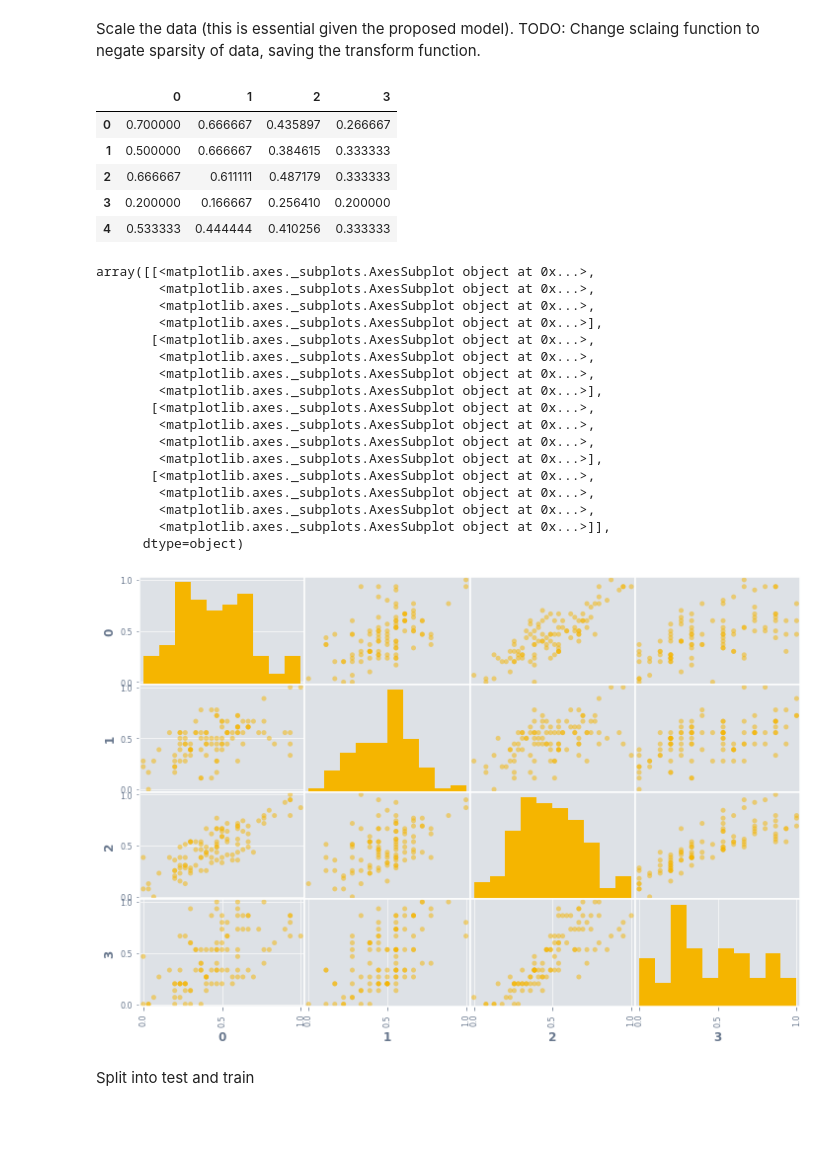
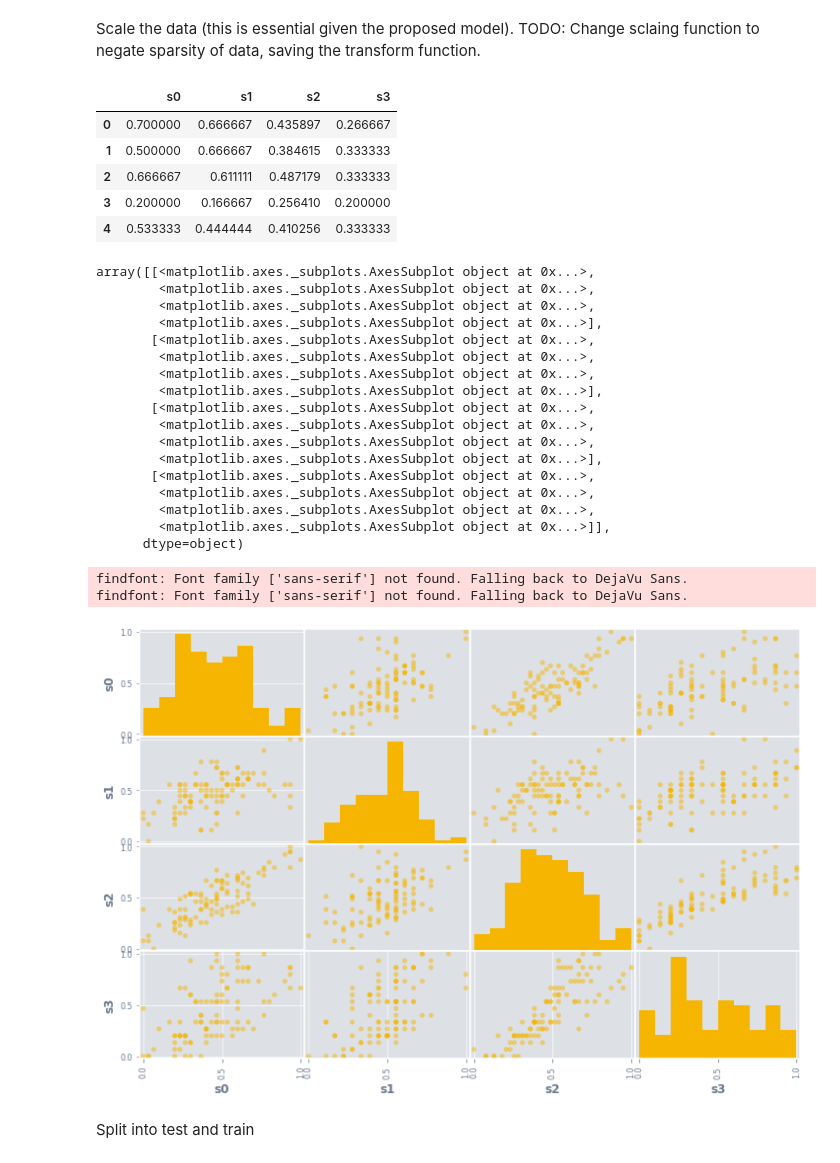
Before and after one commit to Ekrekr/ldr, a Jupyter notebook: introduction.ipynb, the cells around one changed output. Cells and saved outputs as stored; diff of their text form; code cells hidden in the pictures; blank space fills up the shorter version.

```diff
--- a/introduction.ipynb
+++ b/introduction.ipynb
@@ -50,9 +52,10 @@ TODO: Change sclaing function to negate sparsity of data, saving the transform f
 # %%
 df = df.select_dtypes(include=np.number)
 scaled = pd.DataFrame(MinMaxScaler().fit_transform(df))
+scaled.columns = df.columns
 scaled.head()
 # %% [output]
-|  | 0 | 1 | 2 | 3 |
+|  | s0 | s1 | s2 | s3 |
 | 0 | 0.700000 | 0.666667 | 0.435897 | 0.266667 |
 | 1 | 0.500000 | 0.666667 | 0.384615 | 0.333333 |
 | 2 | 0.666667 | 0.611111 | 0.487179 | 0.333333 |
@@ -78,6 +81,8 @@ array([[<matplotlib.axes._subplots.AxesSubplot object at 0x...>,
         <matplotlib.axes._subplots.AxesSubplot object at 0x...>,
         <matplotlib.axes._subplots.AxesSubplot object at 0x...>]],
       dtype=object)
+findfont: Font family ['sans-serif'] not found. Falling back to DejaVu Sans.
+findfont: Font family ['sans-serif'] not found. Falling back to DejaVu Sans.
 [figure]
 # %% [markdown]
 Split into test and train
```
Also changed, not shown: parts of 25 cells of this notebook, 1 other file.
